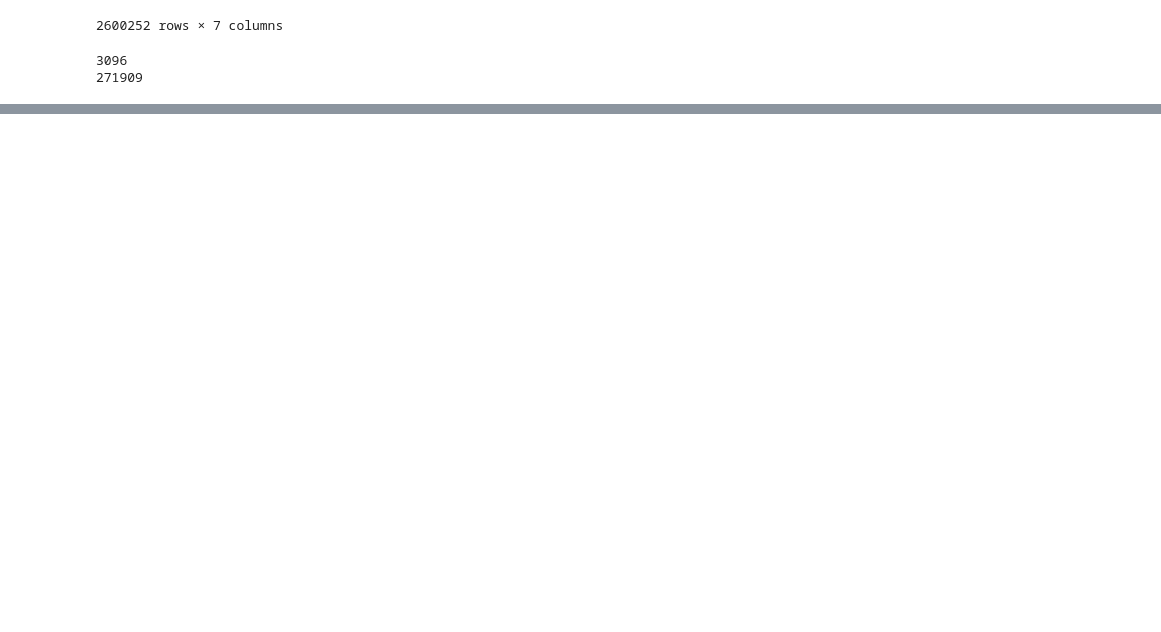
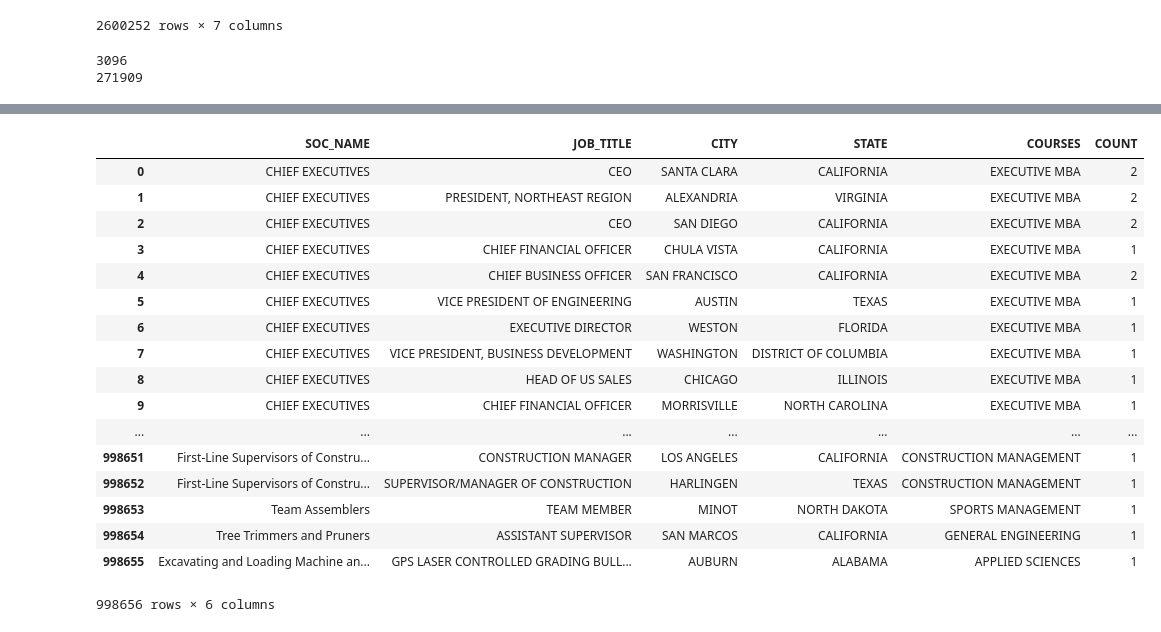
Before and after one commit to tronak19/H1B-Visa-Petition-Analysis, a Jupyter notebook: H1B.ipynb, the cells around one changed output, grey strips where cells are left out. Saved outputs shown, nothing was run; the diff lists cells and outputs as text; code cells hidden in the pictures; blank space fills up the shorter version.

```diff
--- a/H1B.ipynb
+++ b/H1B.ipynb
@@ -474,0 +460,9 @@ test_df shape =  (569636, 7)
+# %%
+'''
+Splitting the WORKSITE column into two distinct columns called CITY and STATE
+'''
+
+loc_df = pd.DataFrame(df['WORKSITE'].str.split(',',1).tolist(),columns = ['CITY', 'STATE'])
+df = df.drop(['WORKSITE'], axis=1)
+merged_df = pd.concat([df, loc_df], axis=1)
+merged_df
@@ -474,0 +540,9 @@ test_df shape =  (569636, 7)
+# %%
+'''
+Load the mapped_courses excel file into a dataframe and perform cleaning on it
+'''
+
+mapped_courses = pd.read_excel("mapped_courses.xlsx")
+mapped_courses = mapped_courses[mapped_courses.columns.drop(list(mapped_courses.filter(regex='Unnamed')))]
+mapped_courses = mapped_courses.drop(['JOB_TITLE'], axis=1)
+mapped_courses
@@ -474,0 +568,7 @@ test_df shape =  (569636, 7)
+# %%
+'''
+Merge the mapped_courses dataframe with merged_df based on SOC_NAME column values
+'''
+
+merged_df = pd.merge(merged_df, mapped_courses, on='SOC_NAME')
+merged_df
@@ -474,0 +594,33 @@ test_df shape =  (569636, 7)
+# %%
+'''
+Remove leading and trailing spaces from the dataframe
+'''
+
+selection = merged_df.select_dtypes(['object'])
+merged_df[selection.columns] = selection.apply(lambda x: x.str.strip())
+# %%
+'''
+Group data based on all columns except COURSES
+'''
+
+count_merged_df = merged_df.groupby(['SOC_NAME','JOB_TITLE','CITY','STATE','COURSES'], sort=False).size().reset_index(name='COUNT')
+count_merged_df
+# %% [output]
+|  | SOC_NAME | JOB_TITLE | CITY | STATE | COURSES | COUNT |
+| 0 | CHIEF EXECUTIVES | CEO | SANTA CLARA | CALIFORNIA | EXECUTIVE MBA | 2 |
+| 1 | CHIEF EXECUTIVES | PRESIDENT, NORTHEAST REGION | ALEXANDRIA | VIRGINIA | EXECUTIVE MBA | 2 |
+| 2 | CHIEF EXECUTIVES | CEO | SAN DIEGO | CALIFORNIA | EXECUTIVE MBA | 2 |
+| 3 | CHIEF EXECUTIVES | CHIEF FINANCIAL OFFICER | CHULA VISTA | CALIFORNIA | EXECUTIVE MBA | 1 |
+| 4 | CHIEF EXECUTIVES | CHIEF BUSINESS OFFICER | SAN FRANCISCO | CALIFORNIA | EXECUTIVE MBA | 2 |
+| 5 | CHIEF EXECUTIVES | VICE PRESIDENT OF ENGINEERING | AUSTIN | TEXAS | EXECUTIVE MBA | 1 |
+| 6 | CHIEF EXECUTIVES | EXECUTIVE DIRECTOR | WESTON | FLORIDA | EXECUTIVE MBA | 1 |
+| 7 | CHIEF EXECUTIVES | VICE PRESIDENT, BUSINESS DEVELOPMENT | WASHINGTON | DISTRICT OF COLUMBIA | EXECUTIVE MBA | 1 |
+| 8 | CHIEF EXECUTIVES | HEAD OF US SALES | CHICAGO | ILLINOIS | EXECUTIVE MBA | 1 |
+| 9 | CHIEF EXECUTIVES | CHIEF FINANCIAL OFFICER | MORRISVILLE | NORTH CAROLINA | EXECUTIVE MBA | 1 |
+| ... | ... | ... | ... | ... | ... | ... |
+| 998651 | First-Line Supervisors of Constru... | CONSTRUCTION MANAGER | LOS ANGELES | CALIFORNIA | CONSTRUCTION MANAGEMENT | 1 |
+| 998652 | First-Line Supervisors of Constru... | SUPERVISOR/MANAGER OF CONSTRUCTION | HARLINGEN | TEXAS | CONSTRUCTION MANAGEMENT | 1 |
+| 998653 | Team Assemblers | TEAM MEMBER | MINOT | NORTH DAKOTA | SPORTS MANAGEMENT | 1 |
+| 998654 | Tree Trimmers and Pruners | ASSISTANT SUPERVISOR | SAN MARCOS | CALIFORNIA | GENERAL ENGINEERING | 1 |
+| 998655 | Excavating and Loading Machine an... | GPS LASER CONTROLLED GRADING BULL... | AUBURN | ALABAMA | APPLIED SCIENCES | 1 |
+998656 rows × 6 columns
```
Also changed, not shown: parts of 54 cells of this notebook, 1 other file.
